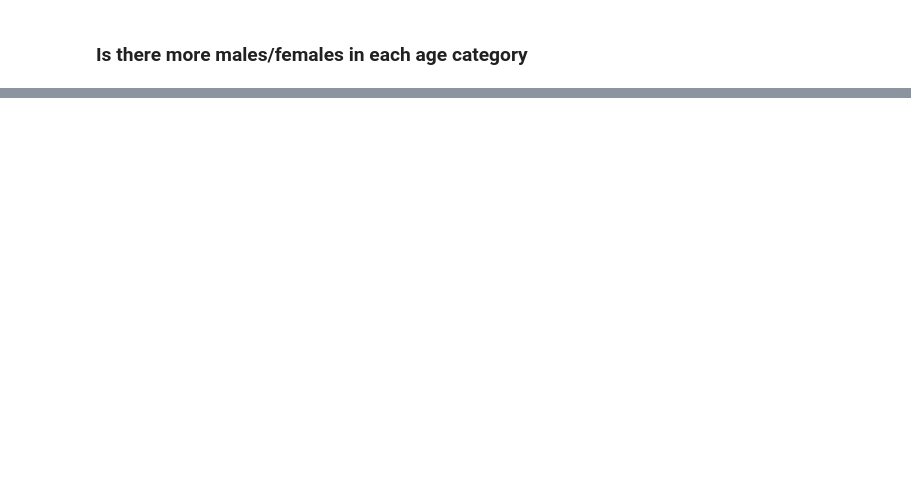
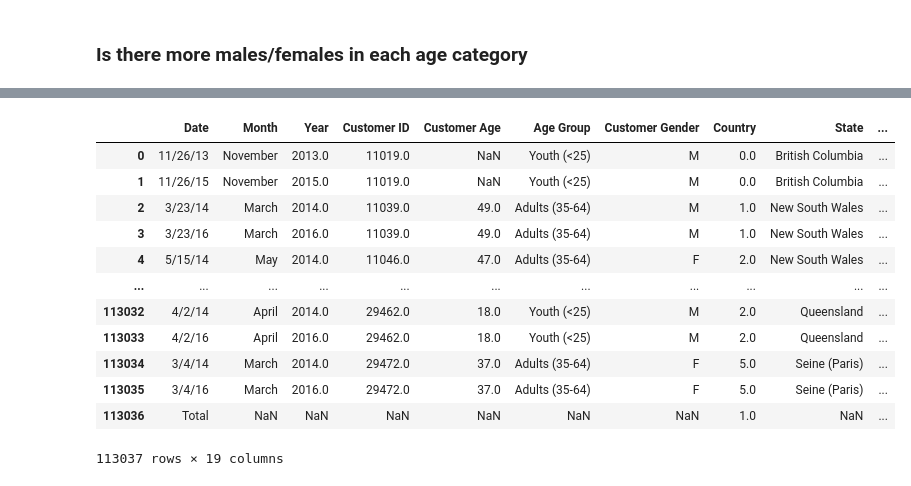
Before and after one commit to lovissahuigita/ekskul_data_science_demo, a Jupyter notebook: week5/Week 5 Demo.ipynb, the cells around one changed output, grey strips where cells are left out. Saved outputs shown, nothing was run; the diff lists cells and outputs as text; code cells hidden in the pictures; blank space fills up the shorter version.

```diff
--- a/week5/Week 5 Demo.ipynb
+++ b/week5/Week 5 Demo.ipynb
@@ -166 +215,17 @@ Youth (<25)           1.0                 9662
 Name: Revenue, dtype: int64
+# %%
+df
+# %% [output]
+|  | Date | Month | Year | Customer ID | Customer Age | Age Group | Customer Gender | Country | State | ... |
+| 0 | 11/26/13 | November | 2013.0 | 11019.0 | NaN | Youth (<25) | M | 0.0 | British Columbia | ... |
+| 1 | 11/26/15 | November | 2015.0 | 11019.0 | NaN | Youth (<25) | M | 0.0 | British Columbia | ... |
+| 2 | 3/23/14 | March | 2014.0 | 11039.0 | 49.0 | Adults (35-64) | M | 1.0 | New South Wales | ... |
+| 3 | 3/23/16 | March | 2016.0 | 11039.0 | 49.0 | Adults (35-64) | M | 1.0 | New South Wales | ... |
+| 4 | 5/15/14 | May | 2014.0 | 11046.0 | 47.0 | Adults (35-64) | F | 2.0 | New South Wales | ... |
+| ... | ... | ... | ... | ... | ... | ... | ... | ... | ... | ... |
+| 113032 | 4/2/14 | April | 2014.0 | 29462.0 | 18.0 | Youth (<25) | M | 2.0 | Queensland | ... |
+| 113033 | 4/2/16 | April | 2016.0 | 29462.0 | 18.0 | Youth (<25) | M | 2.0 | Queensland | ... |
+| 113034 | 3/4/14 | March | 2014.0 | 29472.0 | 37.0 | Adults (35-64) | F | 5.0 | Seine (Paris) | ... |
+| 113035 | 3/4/16 | March | 2016.0 | 29472.0 | 37.0 | Adults (35-64) | F | 5.0 | Seine (Paris) | ... |
+| 113036 | Total | NaN | NaN | NaN | NaN | NaN | NaN | 1.0 | NaN | ... |
+113037 rows × 19 columns
```
Also changed, not shown: parts of 30 cells of this notebook.
